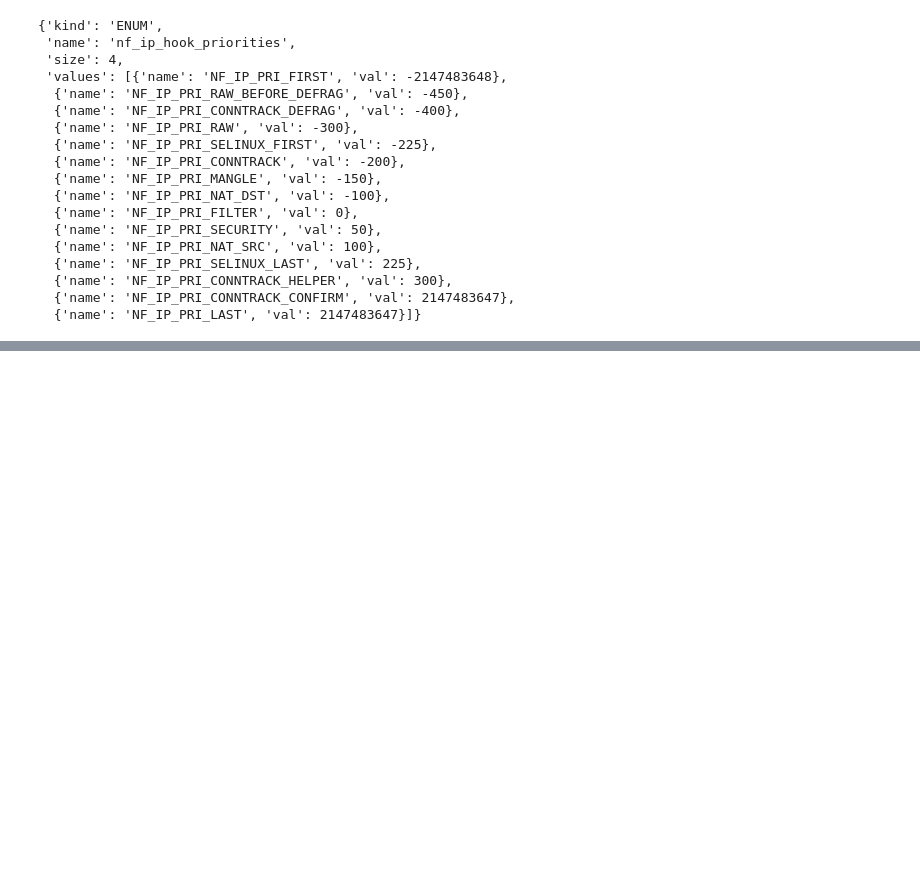
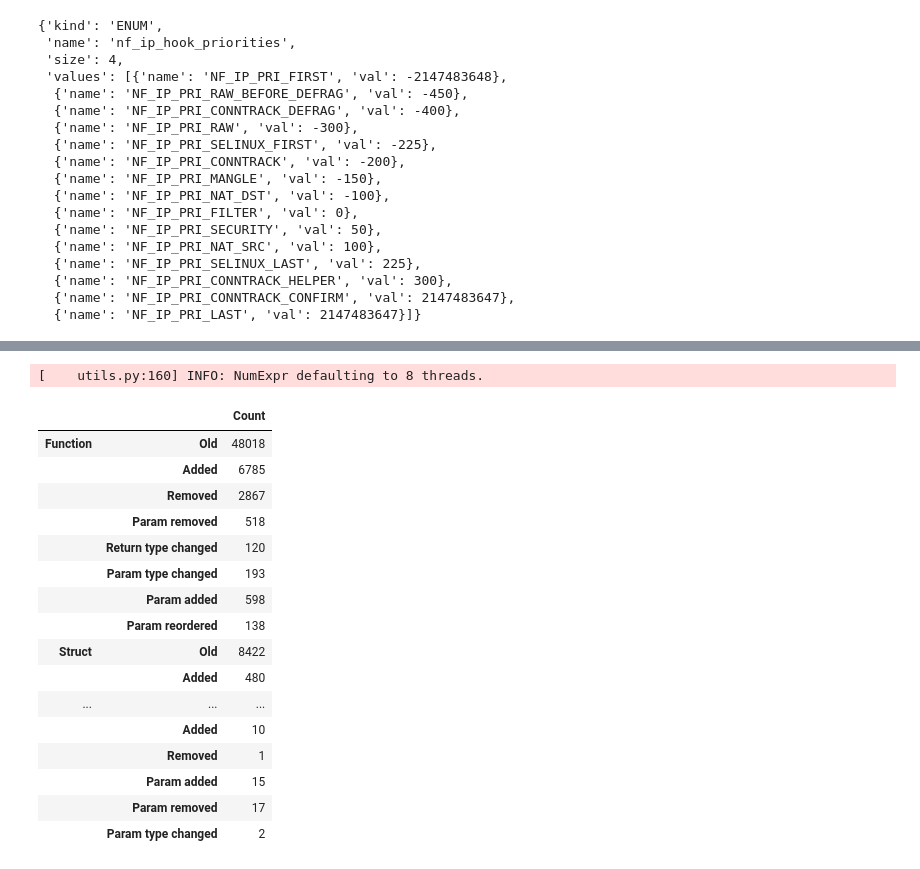
Before and after one commit to ShawnZhong/DepSurf, a Jupyter notebook: 91_test_diff.ipynb, the cells around one changed output, grey strips where cells are left out. Cells and saved outputs as stored; diff of their text form; code cells hidden in the pictures; blank space fills up the shorter version.

```diff
--- a/91_test_diff.ipynb
+++ b/91_test_diff.ipynb
@@ -191,6 +167,25 @@ Value changed        ==> CO-RE
 # %%
-from depsurf import Version, diff_img_pairs
+from depsurf import Version, diff_img
 
 v1 = Version.from_str("5.4.0-26-generic-amd64")
 v2 = Version.from_str("5.8.0-25-generic-amd64")
-diff_img_pairs("test", [(v1, v2)])
+diff_img(v1.img, v2.img)
+# %% [output]
+[    utils.py:160] INFO: NumExpr defaulting to 8 threads.
+|  |  | Count |
+| Function | Old | 48018 |
+|  | Added | 6785 |
+|  | Removed | 2867 |
+|  | Param removed | 518 |
+|  | Return type changed | 120 |
+|  | Param type changed | 193 |
+|  | Param added | 598 |
+|  | Param reordered | 138 |
+| Struct | Old | 8422 |
+|  | Added | 480 |
+| ... | ... | ... |
+|  | Added | 10 |
+|  | Removed | 1 |
+|  | Param added | 15 |
+|  | Param removed | 17 |
+|  | Param type changed | 2 |
```
Also changed, not shown: parts of 7 cells of this notebook, 36 other files.
